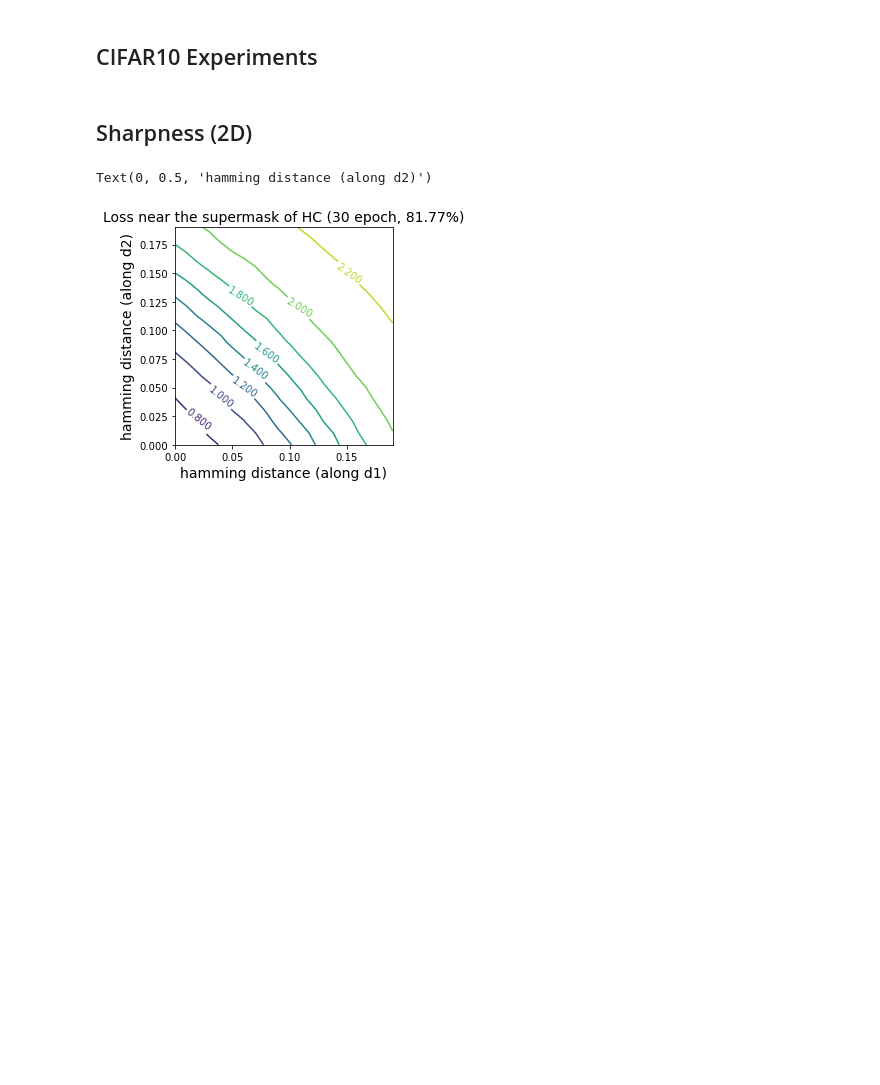
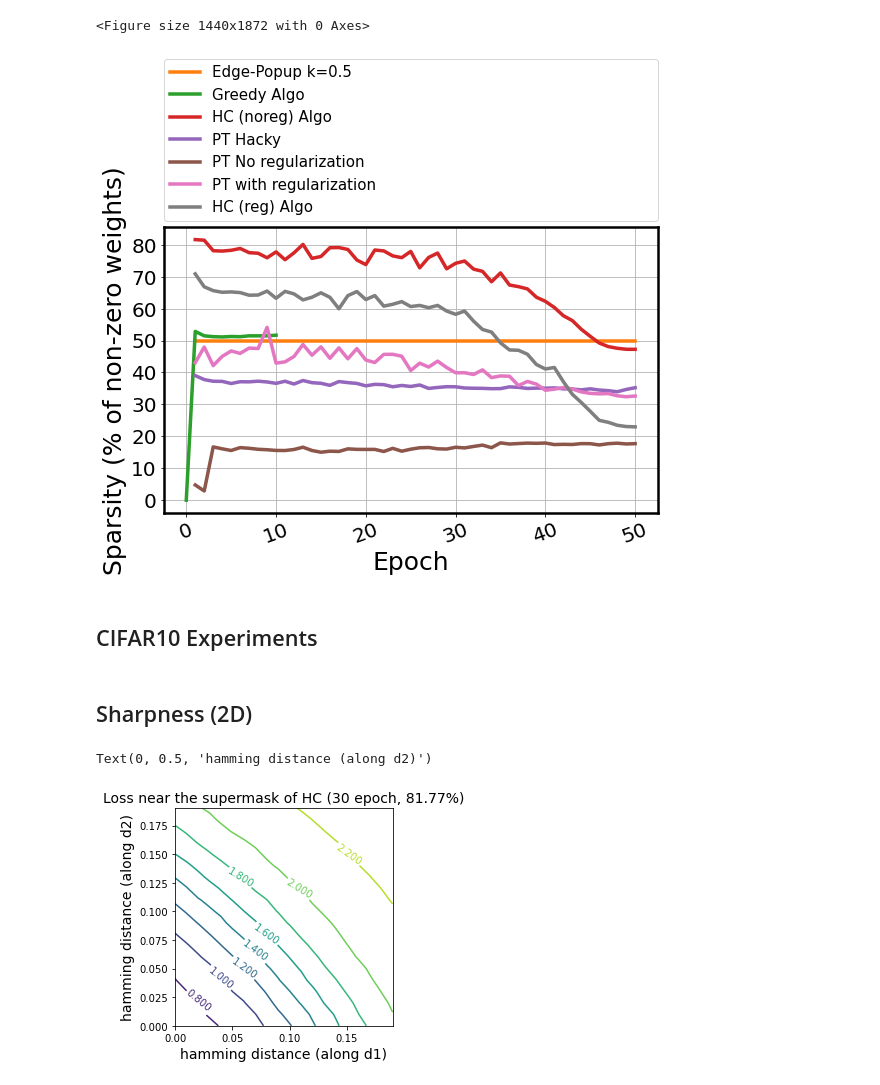
Before and after one commit to ksreenivasan/pruning_is_enough, a Jupyter notebook: plotting_things.ipynb, the cells around one changed output. Drawn from its saved outputs; the diff is of its cells as text; code cells hidden in the pictures; blank space fills up the shorter version.

```diff
--- a/plotting_things.ipynb
+++ b/plotting_things.ipynb
@@ -175,6 +194,7 @@ observation_window = 500
 
 # sparsity
 
+
 df_ep[:observation_window].plot(x='epoch', y='model_sparsity', linestyle='-',
                               ax=ax, linewidth=3.5, color="C1", markersize=20, markevery=1,
                               label=r"Edge-Popup k=0.5")
@@ -183,41 +203,49 @@ df_greedy[:observation_window].plot(x='epoch', y='model_sparsity', linestyle='-'
                               ax=ax, linewidth=3.5, color="C2", markersize=20, markevery=1,
                               label=r"Greedy Algo")
 
-# bug in the code
-# df_hc[:observation_window].plot(x='epoch', y='model_sparsity', linestyle='-',
-#                               ax=ax, linewidth=3.5, color="C3", markersize=20, markevery=1,
-#                               label=r"HC Algo")
+df_hc_noreg[:observation_window].plot(x='epoch', y='model_sparsity', linestyle='-',
+                              ax=ax, linewidth=3.5, color="C3", markersize=20, markevery=1,
+                              label=r"HC (noreg) Algo")
+
 
 df_pt_hacky[:observation_window].plot(x='epoch', y='model_sparsity', linestyle='-',
                               ax=ax, linewidth=3.5, color="C4", markersize=20, markevery=1,
                               label=r"PT Hacky")
 
 df_pt_noreg[:observation_window].plot(x='epoch', y='model_sparsity', linestyle='-',
                               ax=ax, linewidth=3.5, color="C5", markersize=20, markevery=1,
                               label=r"PT No regularization")
 
 df_pt_reg[:observation_window].plot(x='epoch', y='model_sparsity', linestyle='-',
                               ax=ax, linewidth=3.5, color="C6", markersize=20, markevery=1,
                               label=r"PT with regularization")
+
+
+df_hc_reg[:observation_window].plot(x='epoch', y='model_sparsity', linestyle='-',
+                              ax=ax, linewidth=3.5, color="C7", markersize=20, markevery=1,
+                              label=r"HC (reg) Algo")
 
 
 
 plt.xlabel("Epoch",fontsize=25)
 plt.ylabel("Sparsity (% of non-zero weights)",fontsize=25)
 plt.xticks(size=20, rotation=20)
 plt.yticks(size=20)
 #plt.ylim(60, 90)
 #plt.xlim(-1, 80)
 legend_properties = {'size':15}
 ax.xaxis.get_offset_text().set_fontsize(15)
 ax.xaxis.get_offset_text().set_weight('bold')
 #ax.legend(prop=legend_properties)
 ax.legend(bbox_to_anchor=(0., 1.02, 1., .102), loc='lower left',
            ncol=1, mode="expand", borderaxespad=0., prop=legend_properties)
 #ax.legend(bbox_to_anchor=(1.05, 1), loc='upper left', borderaxespad=0., prop=legend_properties)
 plt.grid()
 plt.tight_layout()
 plt.savefig("pruning_sparsity_comparison_mnist.pdf", format='pdf', dpi=600, bbox_inches='tight', pad_inches=0.05)
+# %% [output]
+<Figure size 1440x1872 with 0 Axes>
+[figure, added]
 # %% [markdown]
 ## CIFAR10 Experiments
 # %%
```
Also changed, not shown: parts of 3 cells of this notebook.
